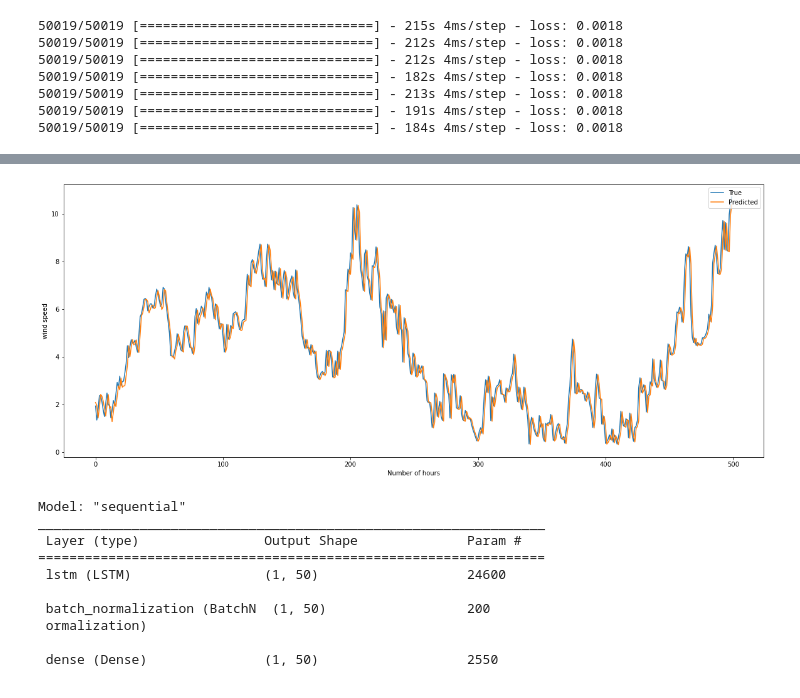
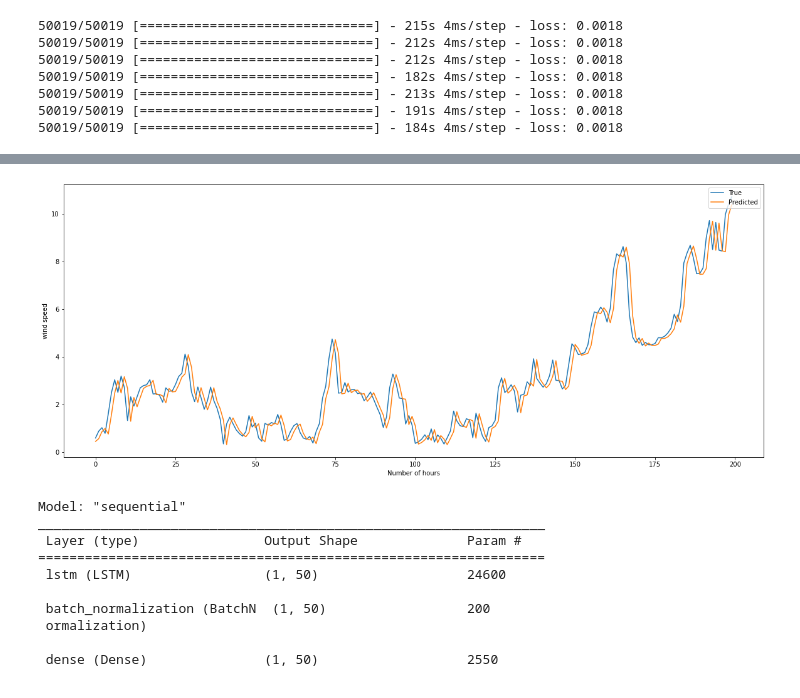
Before and after one commit to UjjwalSaini-535/Energy-prediction, a Jupyter notebook: 03 Building Models - Deep Learning Models/windspeedlstm.ipynb, the cells around one changed output, grey strips where cells are left out. Saved outputs shown, nothing was run; the diff lists cells and outputs as text; code cells hidden in the pictures.

```diff
--- a/03 Building Models - Deep Learning Models/windspeedlstm.ipynb
+++ b/03 Building Models - Deep Learning Models/windspeedlstm.ipynb
@@ -226,14 +226,14 @@ Mean Absolute Percent Error:  10.539221586609948
 # %%
 # line plot of observed vs predicted
 fig = pyplot.figure(figsize=(20,8))
-pyplot.plot(expectations, label="True")
-pyplot.plot(predictions, label="Predicted")
+pyplot.plot(expectations[-200: ], label="True")
+pyplot.plot(predictions[-200: ], label="Predicted")
 pyplot.legend(loc='upper right')
 pyplot.xlabel("Number of hours")
 pyplot.ylabel("wind speed")
 pyplot.show()
 # %% [output]
-[figure, old version]
+[figure, new version]
 # %%
 # import pickle
 # %%
```
Also changed, not shown: 1 other file.
